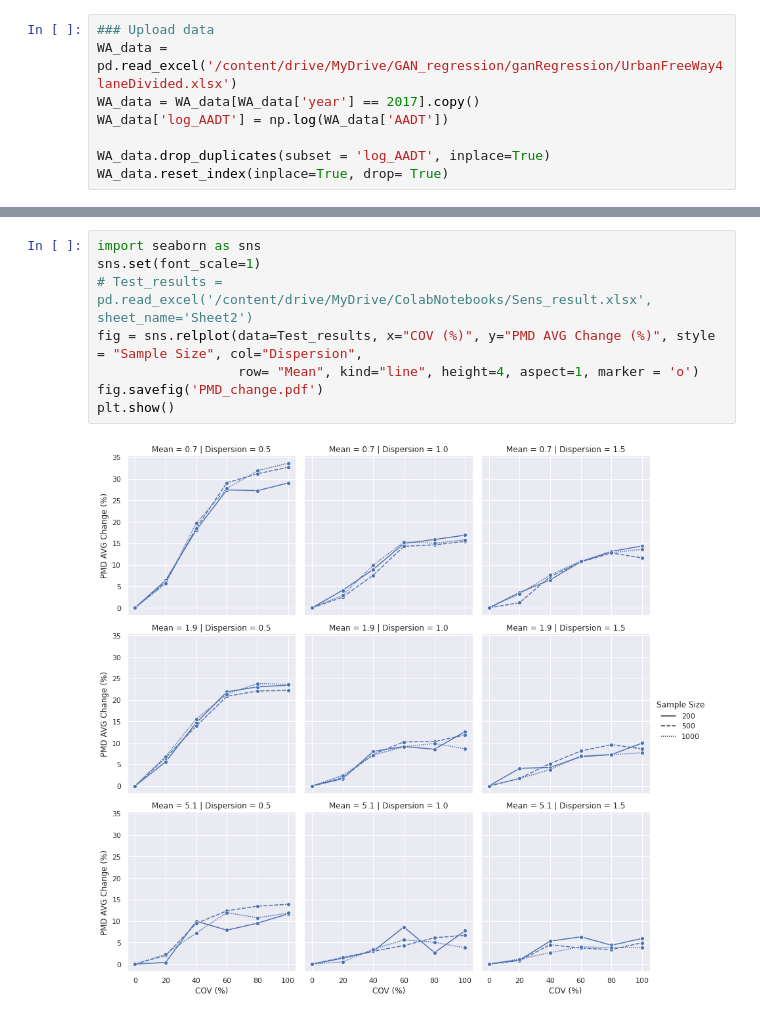
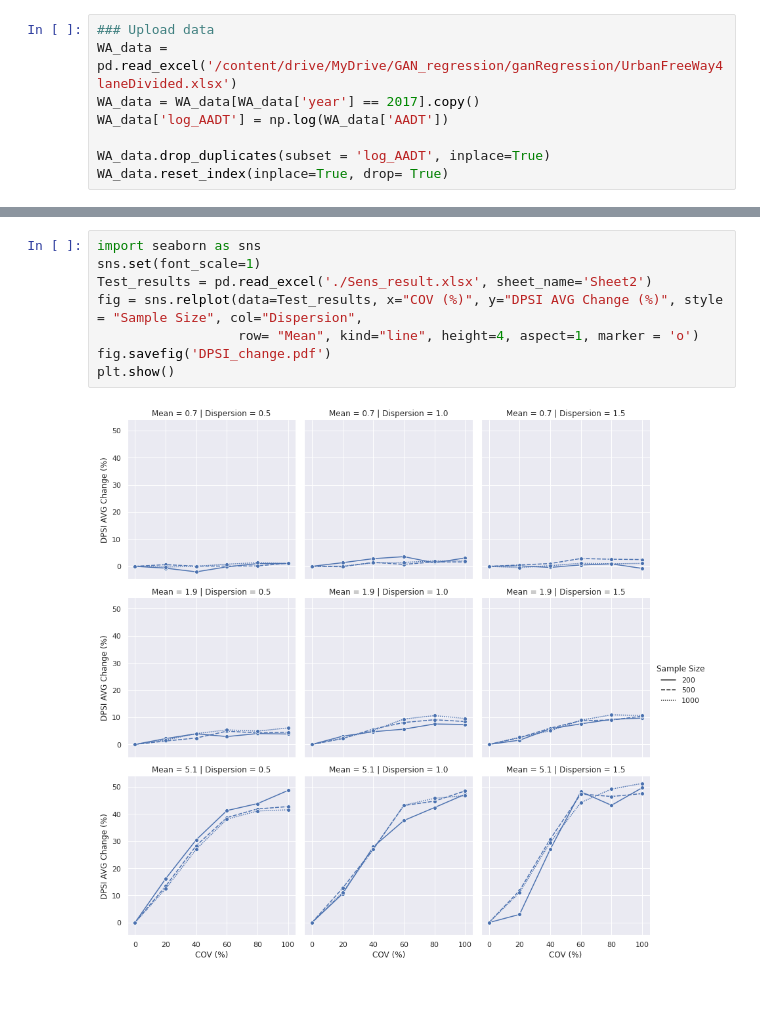
Before and after one commit to mz-zarei/NBEB-Sensitivity, a Jupyter notebook: NBEB_sensitivity.ipynb, the cells around one changed output, grey strips where cells are left out. Cells and saved outputs as stored; diff of their text form.

```diff
--- a/NBEB_sensitivity.ipynb
+++ b/NBEB_sensitivity.ipynb
@@ -188,10 +221,10 @@ plt.show()
 # %%
 import seaborn as sns
 sns.set(font_scale=1)
-# Test_results = pd.read_excel('/content/drive/MyDrive/ColabNotebooks/Sens_result.xlsx', sheet_name='Sheet2')
-fig = sns.relplot(data=Test_results, x="COV (%)", y="PMD AVG Change (%)", style = "Sample Size", col="Dispersion",
+Test_results = pd.read_excel('./Sens_result.xlsx', sheet_name='Sheet2')
+fig = sns.relplot(data=Test_results, x="COV (%)", y="DPSI AVG Change (%)", style = "Sample Size", col="Dispersion",
                   row= "Mean", kind="line", height=4, aspect=1, marker = 'o')
-fig.savefig('PMD_change.pdf')
+fig.savefig('DPSI_change.pdf')
 plt.show()
 # %% [output]
-[figure, old version]
+[figure, new version]
```
Also changed, not shown: parts of 6 cells of this notebook.
